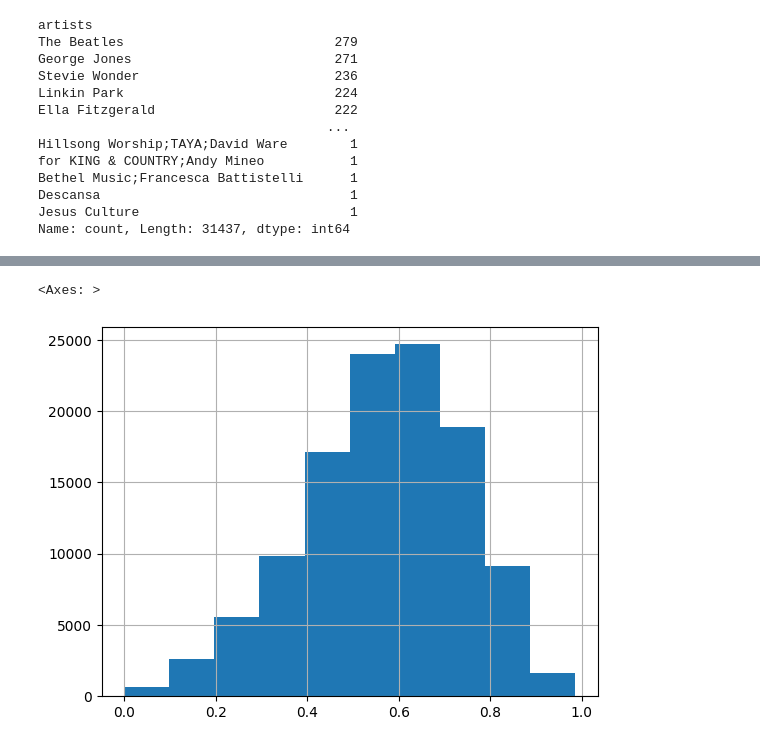
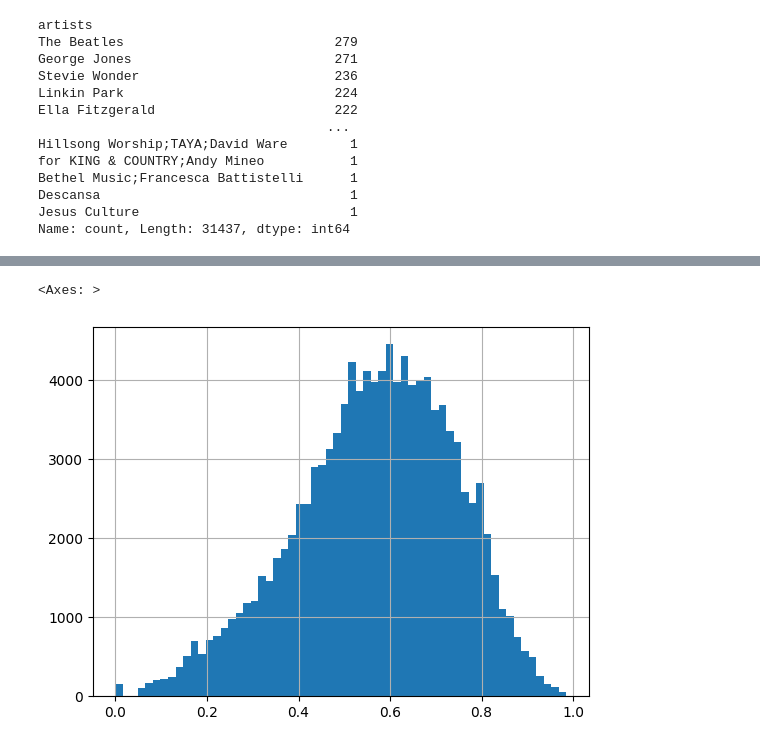
Before and after one commit to CurtisSchneider1/spotify_eda_curtisSchneider, a Jupyter notebook: notebooks/EDA_practice.ipynb, the cells around one changed output, grey strips where cells are left out. Drawn from its saved outputs; the diff is of its cells as text; code cells hidden in the pictures.

```diff
--- a/notebooks/EDA_practice.ipynb
+++ b/notebooks/EDA_practice.ipynb
@@ -184,7 +184,7 @@ df.describe()
 | 75% | 50.000000 | 2.615060e+05 | 0.695000 | 0.854000 | 8.000000 | -5.003000 | 1.000000 | 0.084500 | 0.598000 | ... |
 | max | 100.000000 | 5.237295e+06 | 0.985000 | 1.000000 | 11.000000 | 4.532000 | 1.000000 | 0.965000 | 0.996000 | ... |
 # %%
-df["danceability"].hist()
+df["danceability"].hist(bins=60)
 # %% [output]
 <Axes: >
-[figure, old version]
+[figure, new version]
```
Also changed, not shown: parts of 3 cells of this notebook.
